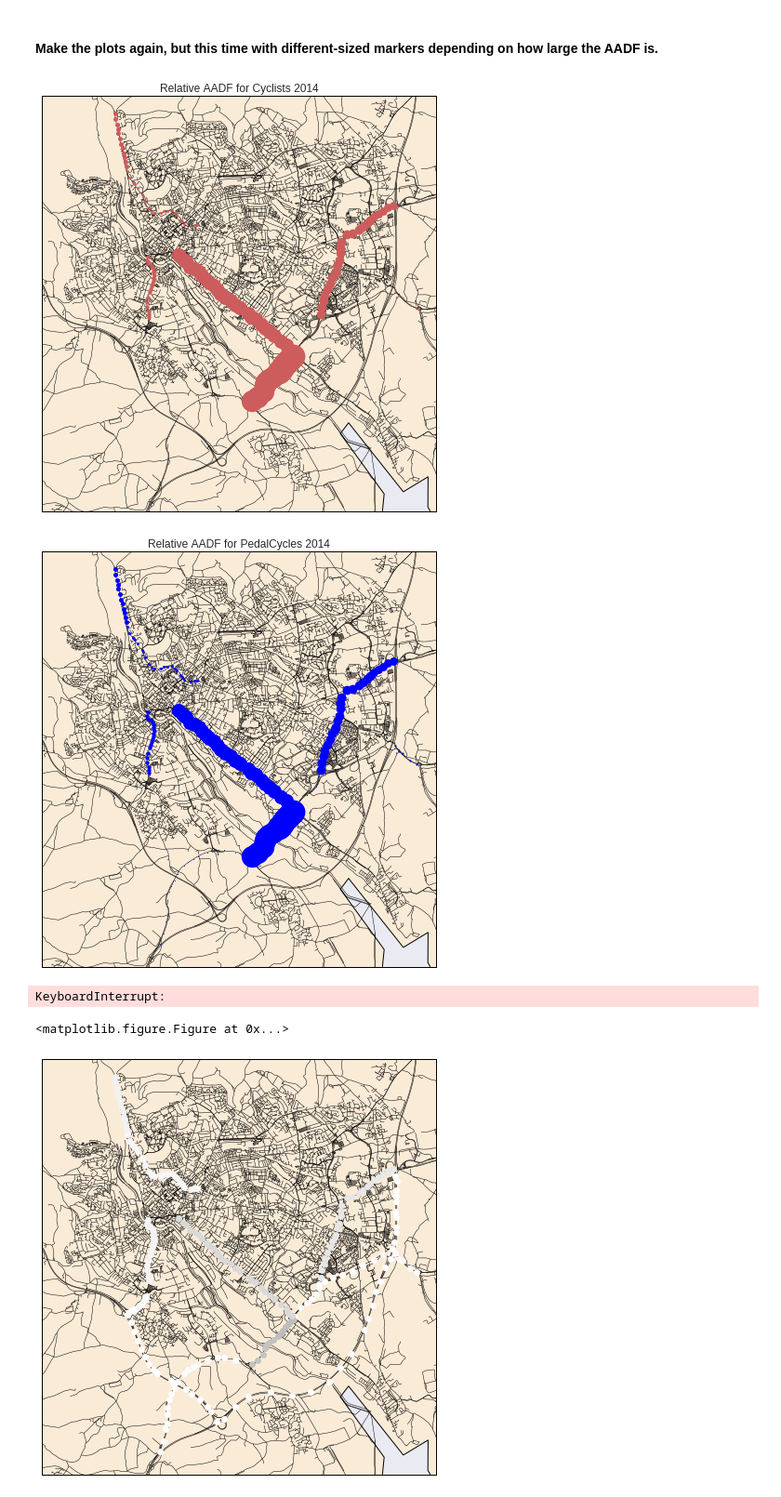
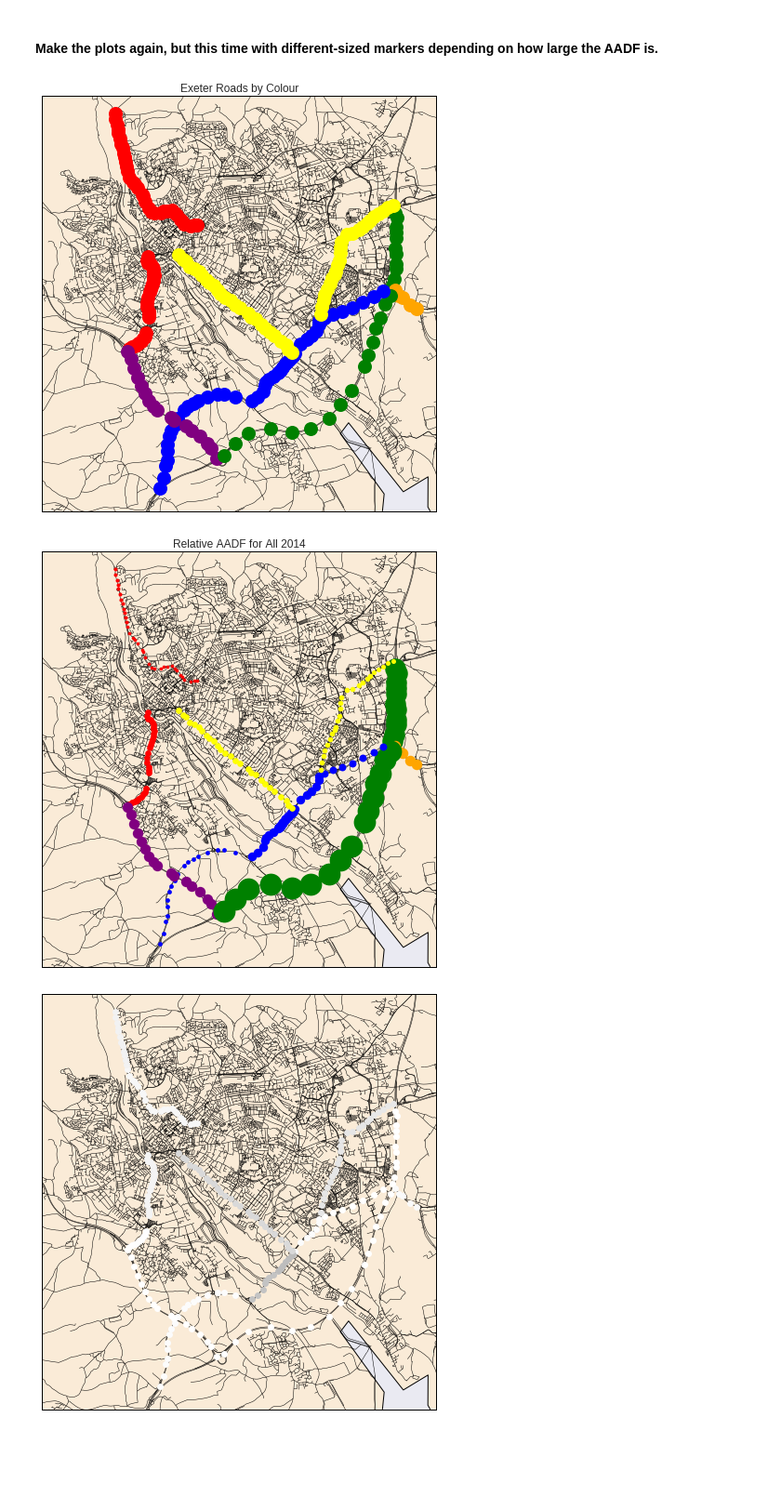
Before and after one commit to willis7/exeter_traffic, a Jupyter notebook: notebooks/day2_plotting_road_markers.ipynb, the cells around one changed output. Shown at 93% size. Drawn from its saved outputs; the diff is of its cells as text; code cells hidden in the pictures; blank space fills up the shorter version.

```diff
--- a/notebooks/day2_plotting_road_markers.ipynb
+++ b/notebooks/day2_plotting_road_markers.ipynb
@@ -77,6 +77,3 @@ map.drawmapboundary()
 [figure]
 # %% [markdown]
 Also tried plotting traffic, places but they did not give anything as clear as the road shapefile
-# %%
-# read in my new points which tells which roads we have
-road_coords = pd.read_csv("../data/road_coords.csv", header = 0)
@@ -186,42 +154,46 @@ map.drawcoastlines()
 map.drawcountries()
 map.fillcontinents(color = 'antiquewhite')
 map.drawmapboundary()
 
+colors = {'A379':'b','M5':'g','A377':'r','A376':'orange','A30':'purple','A3015':'yellow'}
+
 for CP in road_coords["CP"].unique():
 
     lat = road_coords["Latitude"][road_coords["CP"] == CP].tolist()
     lon = road_coords["Longitude"][road_coords["CP"] == CP].tolist()
     x,y = map(lon, lat)
 
-    markersize = road_coords["PedalCycles%"][road_coords["CP"] == CP].tolist()[0]
+    markercolor = colors[road_coords["Road"][road_coords["CP"] == CP].tolist()[0]]
 
-    map.plot(x, y, 'o', color = "indianred", markersize=markersize*100)
+    map.plot(x, y, 'o', color = markercolor, markersize=0.15*100)
 
 
 ## A handmade legend to describe what the sizes show
 
 #lons = [-3.46, -3.48, -3.50]
 #lats = [50.68, 50.68, 50.68]
 #markersize = [0.25,0.15,0.5]*100
 #x, y = map(lons, lats)
 # plot one point at a time
 #for i in range(3):
     #map.plot(lons[i], lats[i], 'bo', markersize = 120)
 #####################################################
 
 
 
-plt.title('Relative AADF for Cyclists 2014')
+plt.title('Exeter Roads by Colour')
 
 fig = plt.gcf()
 plt.show()
-fig.savefig('../plots/Exeter_cylists2014.png', dpi=100)
+fig.savefig('../plots/maps/Roads_colored.png', dpi=100)
 # %% [output]
-[figure, old version]
+[figure, new version]
 # %%
 # make a loop over each of the mode types
-mode = ['PedalCycles', 'Motorcycles', 'CarsTaxis', 'BusesCoaches', 'LightGoodsVehicles', 'AllHGVs', 'AllMotorVehicles',
-        'All']
+#mode = ['PedalCycles', 'Motorcycles', 'CarsTaxis', 'BusesCoaches', 'LightGoodsVehicles', 'AllHGVs', 'AllMotorVehicles',
+        #'All']
+
+mode = ["All"]
 colors = ['b','g','r','indianred','orange','purple','yellow','fuchsia']
 
 for i,m in enumerate(mode):
@@ -248,17 +220,19 @@ for i,m in enumerate(mode):
 
         markersize = road_coords[m+"%"][road_coords["CP"] == CP].tolist()[0]
 
-        map.plot(x, y, 'o', color = colors[i], markersize=markersize*100)
+        colors = {'A379':'b','M5':'g','A377':'r','A376':'orange','A30':'purple','A3015':'yellow'}
+
+        markercolor = colors[road_coords["Road"][road_coords["CP"] == CP].tolist()[0]]
+
+        map.plot(x, y, 'o', color = markercolor, markersize=markersize*150)
 
     plt.title('Relative AADF for %s 2014'%m)
 
     fig = plt.gcf()
     plt.show()
-    fig.savefig('../plots/Exeter_%s2014.png'%m, dpi=100)
+    fig.savefig('../plots/colorExeter_%s2014.png'%m, dpi=150)
 # %% [output]
-[figure, old version]
+[figure, new version]
-KeyboardInterrupt:
-<matplotlib.figure.Figure at 0x...>
 # %%
 fig = plt.figure(figsize=(8,8))
 
```
Also changed, not shown: parts of 3 cells of this notebook, 12 other files.
